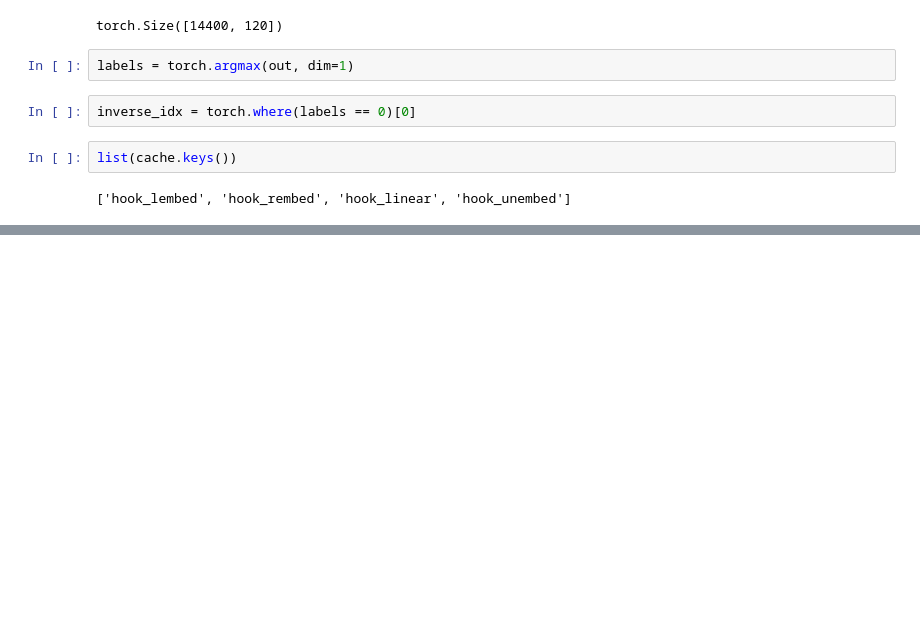
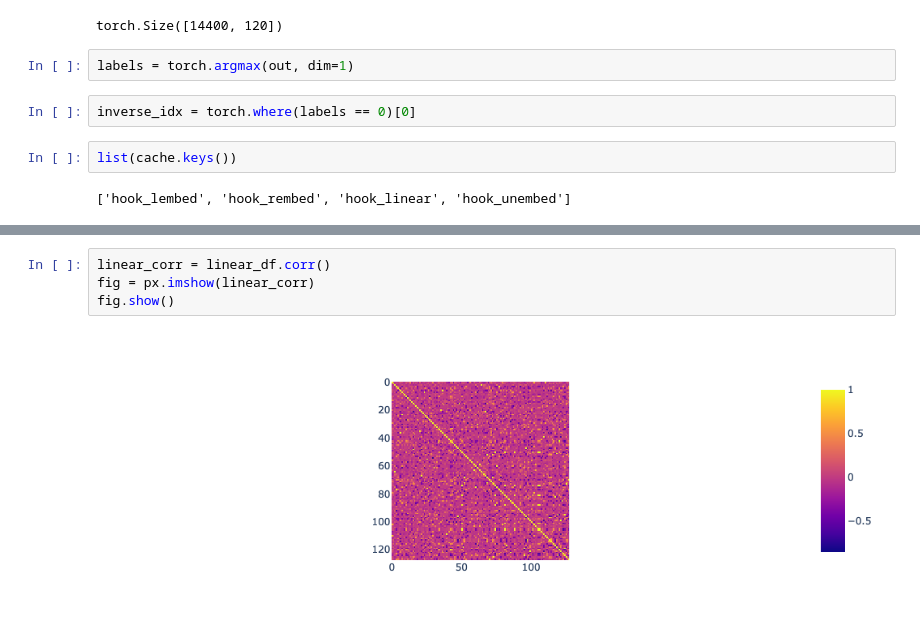
Before and after one commit to dashstander/sn-grok, a Jupyter notebook: mlp_vis.ipynb, the cells around one changed output, grey strips where cells are left out. Cells and saved outputs as stored; diff of their text form; blank space fills up the shorter version.

```diff
--- a/mlp_vis.ipynb
+++ b/mlp_vis.ipynb
@@ -160,0 +124,6 @@ tensor([2.9985e-03, 5.1275e-02, 3.5870e-02, 4.7599e+00, 1.7457e-02, 1.8750e-02,
+# %%
+linear_corr = linear_df.corr()
+fig = px.imshow(linear_corr)
+fig.show()
+# %% [output]
+[figure, added]
```
Also changed, not shown: parts of 17 cells of this notebook, 2 other files.
